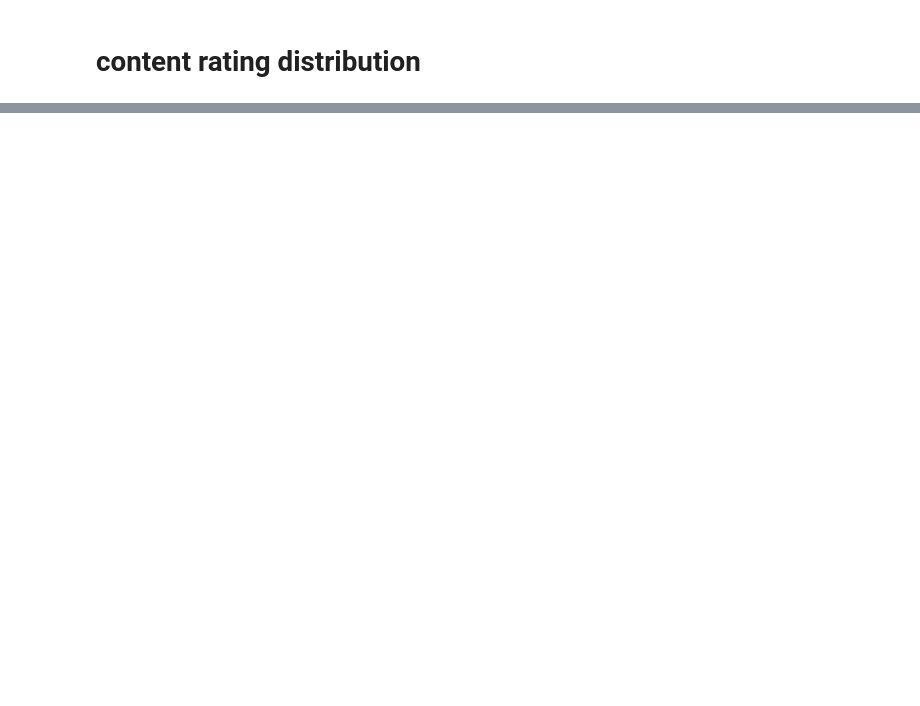
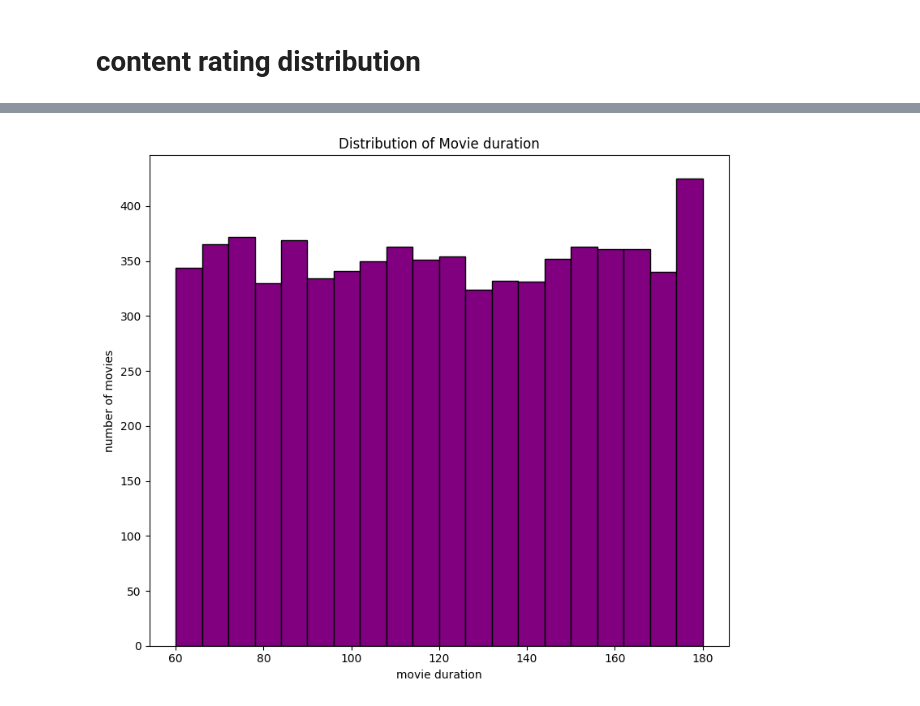
Before and after one commit to Engr-Jawad/Data-Science-Projects, a Jupyter notebook: netflix_data_visualization.ipynb, the cells around one changed output, grey strips where cells are left out. Saved outputs shown, nothing was run; the diff lists cells and outputs as text; code cells hidden in the pictures; blank space fills up the shorter version.

```diff
--- a/netflix_data_visualization.ipynb
+++ b/netflix_data_visualization.ipynb
@@ -41,0 +49,13 @@ plt.show()
+# %%
+movie_df =df[df['type']== 'Movie'].copy()
+movie_df["duration_int"] = movie_df["duration"].str.replace("min"," ").astype(int)
+plt.figure(figsize=(8,7))
+plt.hist(movie_df["duration_int"],bins=20,color="purple",edgecolor="black")
+plt.title("Distribution of Movie duration")
+plt.xlabel("movie duration")
+plt.ylabel("number of movies")
+plt.tight_layout()
+plt.savefig("movie_distribution_duration.png",dpi=200,bbox_inches ="tight")
+plt.show()
+# %% [output]
+[figure, added]
```
Also changed, not shown: parts of 5 cells of this notebook, 5 other files.
